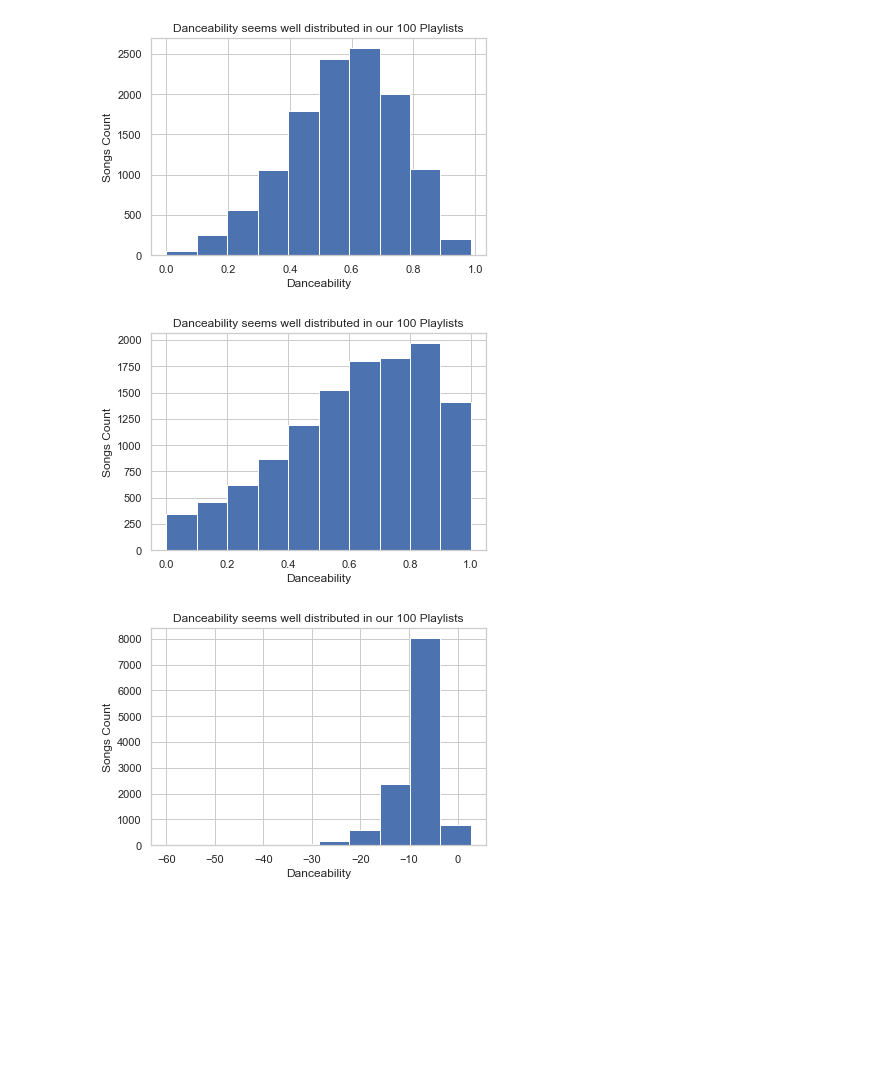
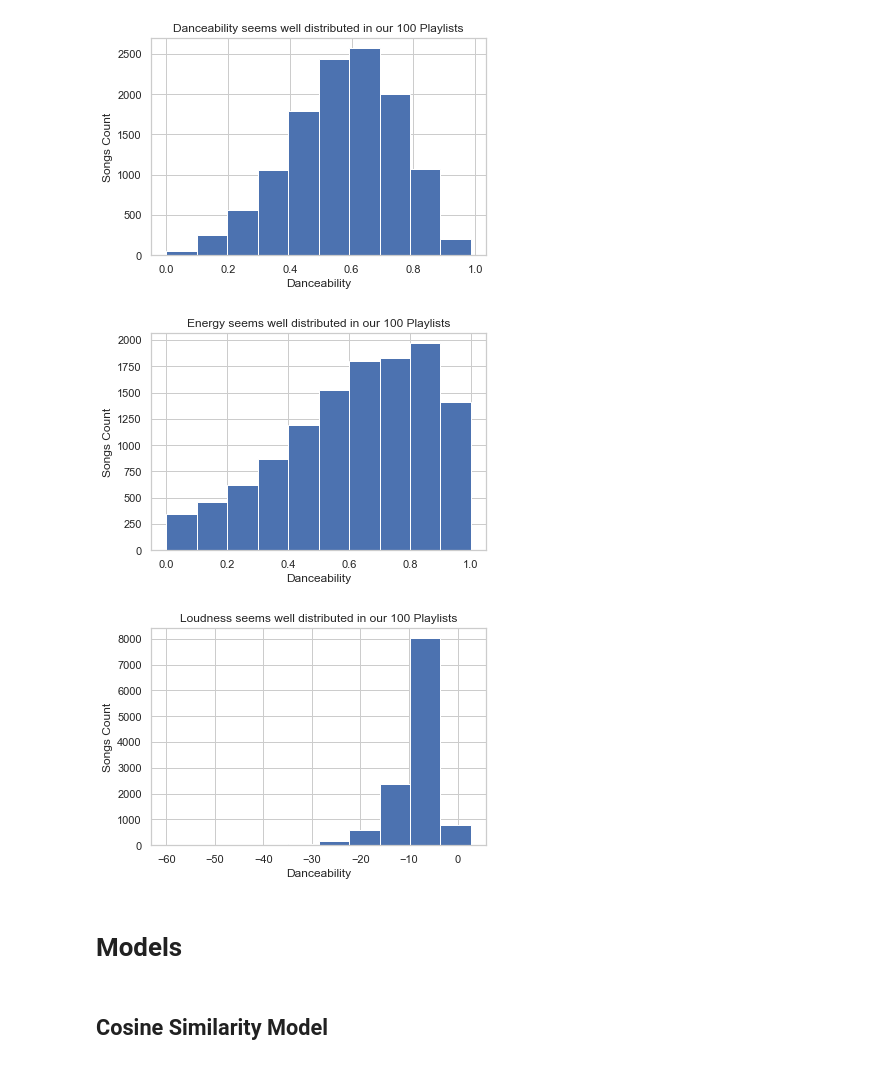
Before and after one commit to sumed-h/SpotifySongRecAudFeatures, a Jupyter notebook: Notebooks/jan13.ipynb, the cells around one changed output. Cells and saved outputs as stored; diff of their text form; code cells hidden in the pictures; blank space fills up the shorter version.

```diff
--- a/Notebooks/jan13.ipynb
+++ b/Notebooks/jan13.ipynb
@@ -677,0 +704,3 @@ ax.add_patch(Rectangle((4, 2), 1, 1, fill=False, edgecolor='red', lw=3));
+# %%
+to_drops = ['track_uri','album_uri', 'artist_uri', 'album_name', 'uri', 'track_href', 'analysis_url', 'type', 'mode', 'playlist_pos']
+spotify_df.drop(columns=to_drops, inplace=True)
@@ -677,0 +837,4 @@ ax.add_patch(Rectangle((4, 2), 1, 1, fill=False, edgecolor='red', lw=3));
+# %%
+#drop unecessary columns
+to_drop = ['time_signature','Playlist_pos']
+spotify_df.drop(to_drop, inplace=True, axis=1)
@@ -704,17 +988,17 @@ plt.show()
 [figure]
 # %%
 plt.hist(spotify_df['energy'])
-plt.title("Danceability seems well distributed in our 100 Playlists")
+plt.title("Energy seems well distributed in our 100 Playlists")
 plt.ylabel("Songs Count")
 plt.xlabel("Danceability")
 plt.show()
 # %% [output]
-[figure, old version]
+[figure, new version]
 # %%
 plt.hist(spotify_df['loudness'])
-plt.title("Danceability seems well distributed in our 100 Playlists")
+plt.title("Loudness seems well distributed in our 100 Playlists")
 plt.ylabel("Songs Count")
 plt.xlabel("Danceability")
 plt.show()
 # %% [output]
-[figure, old version]
+[figure, new version]
@@ -720,0 +1007,4 @@ plt.show()
+# %% [markdown]
+# Models
+# %% [markdown]
+## Cosine Similarity Model
```
Also changed, not shown: parts of 36 cells of this notebook.
